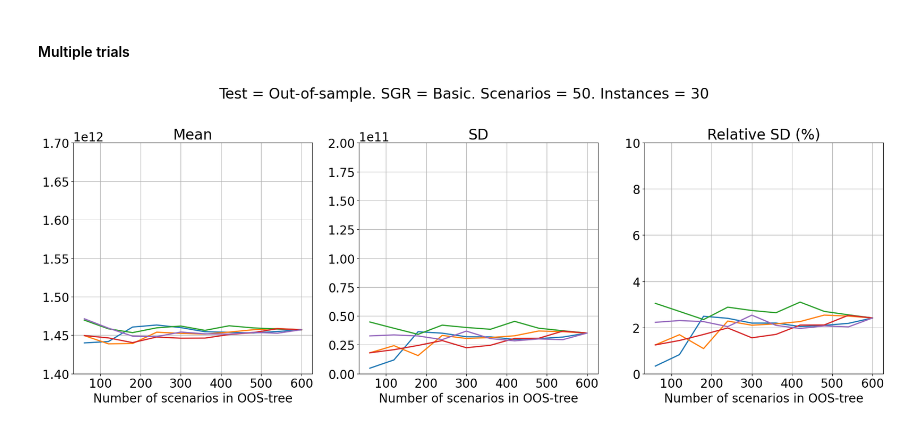
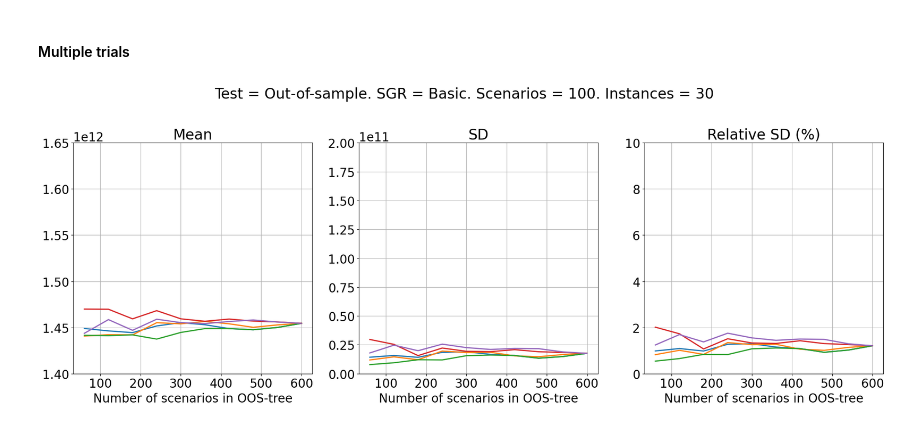
Before and after one commit to iverlg/masteroppgave, a Jupyter notebook: convergence_test.ipynb, the cells around one changed output. Drawn from its saved outputs; the diff is of its cells as text; code cells hidden in the pictures.

```diff
--- a/convergence_test.ipynb
+++ b/convergence_test.ipynb
@@ -100,11 +100,11 @@ plt.show()
 # %% [markdown]
 #### Multiple trials
 # %%
-ylims_mean = {10: [1e12, 4e12], 50: [1.4e12, 1.7e12], 100: [1.4e12, 1.7e12]}
+ylims_mean = {10: [1e12, 4e12], 50: [1.4e12, 1.65e12], 100: [1.4e12, 1.65e12]}
 ylims_std = {10: [0, 1e12], 50: [0, 2e11], 100: [0, 2e11]}
 ylims_rel_std = {10: [0, 50], 50: [0, 10], 100: [0, 10]}
 
-method = "filter10"
+method = "basic"
 num_scenarios = 100
 
 base_folder = f"NewOOS/dataset_europe_agg_v50/{method}_sce{num_scenarios}"
@@ -199,12 +199,12 @@ import matplotlib.pyplot as plt
 import numpy as np
 import pandas as pd
 
-ylims_mean = {10: [1e12, 4e12], 50: [1.4e12, 1.7e12], 100: [1.4e12, 1.7e12]}
+ylims_mean = {10: [1e12, 4e12], 50: [1.4e12, 1.65e12], 100: [1.4e12, 1.65e12]}
 ylims_std = {10: [0, 1e12], 50: [0, 2e11], 100: [0, 2e11]}
 ylims_rel_std = {10: [0, 50], 50: [0, 10], 100: [0, 10]}
 
 method = "basic"
-num_scenarios = 50
+num_scenarios = 100
 
 num_instances = 30
 
@@ -263,31 +263,31 @@ axs[0].set_title('Mean')
 axs[0].set_ylim(ylims_mean[num_scenarios][0], ylims_mean[num_scenarios][1])
 axs[0].grid(True)
 
 
 # Plot standard deviation for each trial
 for idx, std_values in enumerate(std_values_trials):
     axs[1].plot(tree_sizes, std_values, label=f'Trial {idx+1}', lw=2)
 
 axs[1].set_xlabel('Number of scenarios in OOS-tree')
 axs[1].set_title('SD')
 axs[1].set_ylim(ylims_std[num_scenarios][0], ylims_std[num_scenarios][1])
 axs[1].grid(True)
 
 
 # Plot relative standard deviation for each trial
 for idx, rel_std_values in enumerate(rel_std_values_trials):
     axs[2].plot(tree_sizes, rel_std_values, label=f'Trial {idx+1}', lw=2)
 
 axs[2].set_xlabel('Number of scenarios in OOS-tree')
 axs[2].set_title('Relative SD (%)')
 axs[2].set_ylim(ylims_rel_std[num_scenarios][0], ylims_rel_std[num_scenarios][1])
 axs[2].grid(True)
 
 # Add supertitle
 plt.tight_layout(rect=[0, 0.03, 1, 0.9])  # Adjust the layout to make space for the suptitle
 fig.suptitle(f"Test = Out-of-sample. SGR = {SGR_TO_TEXT_AND_COLOR[method][0]}. Scenarios = {num_scenarios}. Instances = 30")
 
 plt.savefig(f"ConvergencePlots/OOS-TreeSize-{method}-{num_scenarios}", bbox_inches="tight")
 plt.show()
 # %% [output]
-[figure, old version]
+[figure, new version]
```
Also changed, not shown: parts of 2 cells of this notebook, 20 other files.
